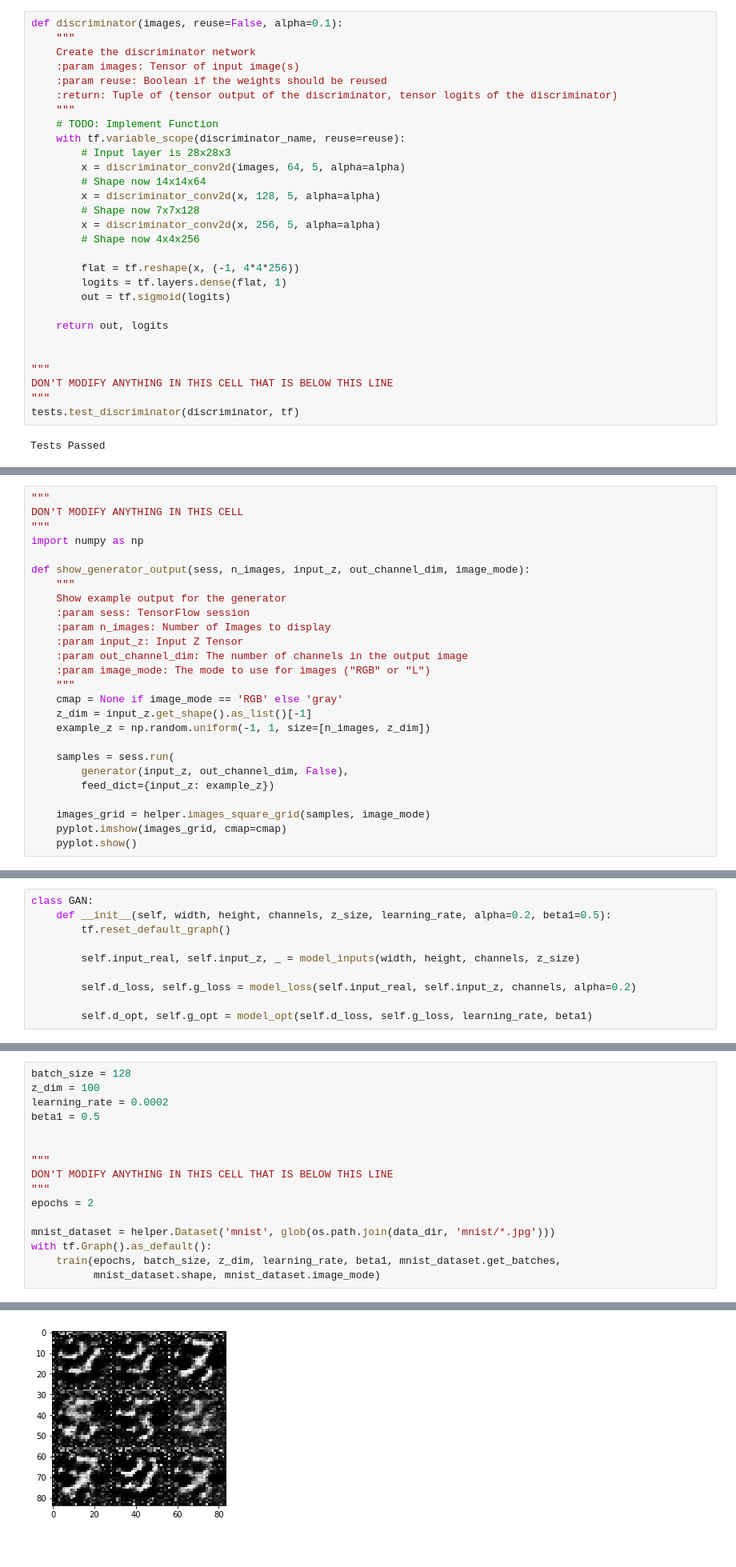
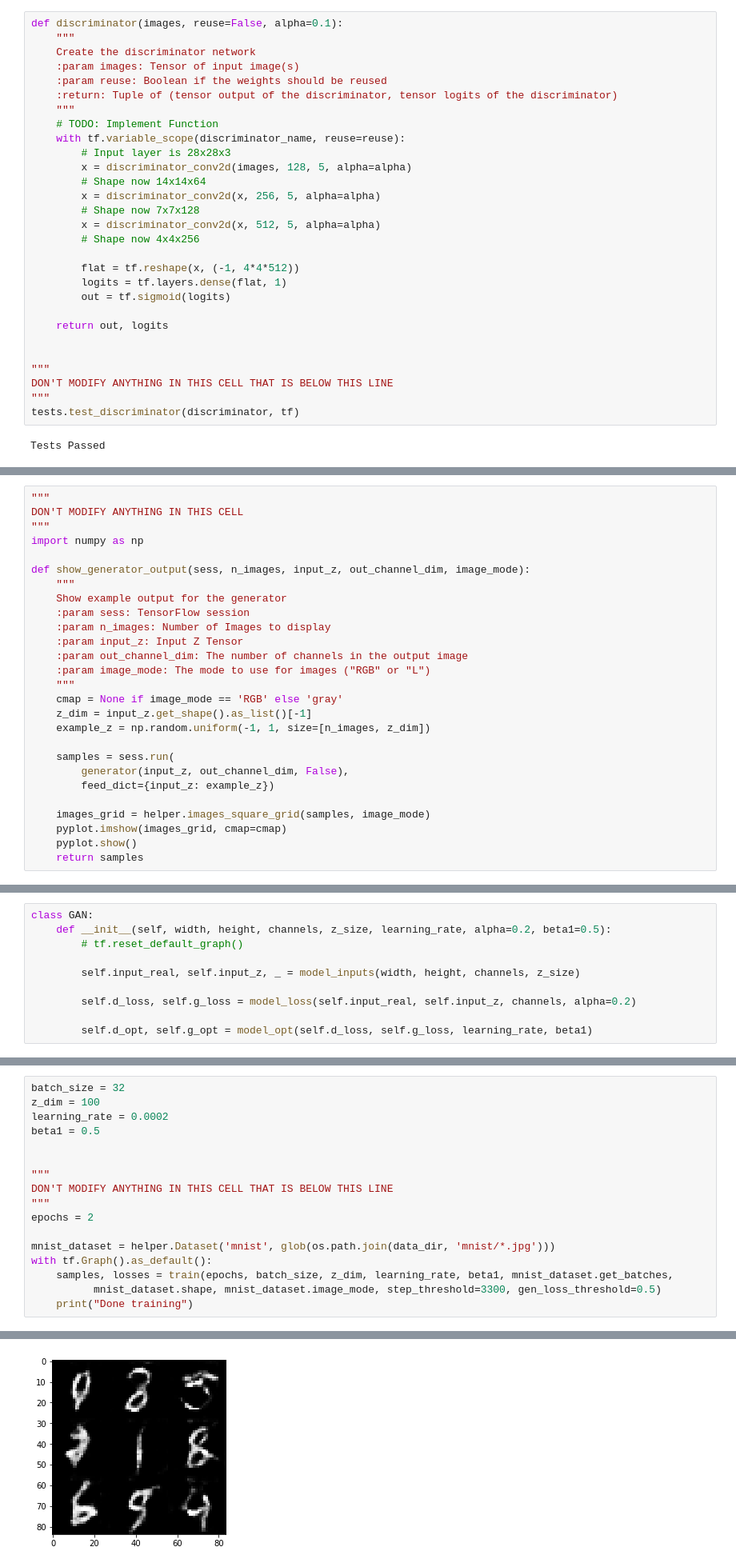
Before and after one commit to qpham01/udacity, a Jupyter notebook: dlfnd/deep-learning-local/face_generation/dlnd_face_generation.ipynb, the cells around one changed output, grey strips where cells are left out. Shown at 80% size. Drawn from its saved outputs; the diff is of its cells as text.

```diff
--- a/dlfnd/deep-learning-local/face_generation/dlnd_face_generation.ipynb
+++ b/dlfnd/deep-learning-local/face_generation/dlnd_face_generation.ipynb
@@ -169,14 +174,14 @@ def discriminator(images, reuse=False, alpha=0.1):
     # TODO: Implement Function
     with tf.variable_scope(discriminator_name, reuse=reuse):
         # Input layer is 28x28x3
-        x = discriminator_conv2d(images, 64, 5, alpha=alpha)
+        x = discriminator_conv2d(images, 128, 5, alpha=alpha)
         # Shape now 14x14x64
-        x = discriminator_conv2d(x, 128, 5, alpha=alpha)
+        x = discriminator_conv2d(x, 256, 5, alpha=alpha)
         # Shape now 7x7x128
-        x = discriminator_conv2d(x, 256, 5, alpha=alpha)
+        x = discriminator_conv2d(x, 512, 5, alpha=alpha)
         # Shape now 4x4x256
 
-        flat = tf.reshape(x, (-1, 4*4*256))
+        flat = tf.reshape(x, (-1, 4*4*512))
         logits = tf.layers.dense(flat, 1)
         out = tf.sigmoid(logits)
 
@@ -328,6 +333,7 @@ def show_generator_output(sess, n_images, input_z, out_channel_dim, image_mode):
     images_grid = helper.images_square_grid(samples, image_mode)
     pyplot.imshow(images_grid, cmap=cmap)
     pyplot.show()
+    return samples
 # %% [markdown]
 ### Train
 Implement `train` to build and train the GANs.  Use the following functions you implemented:
@@ -339,7 +345,7 @@ Use the `show_generator_output` to show `generator` output while you train. Runn
 # %%
 class GAN:
     def __init__(self, width, height, channels, z_size, learning_rate, alpha=0.2, beta1=0.5):
-        tf.reset_default_graph()
+        # tf.reset_default_graph()
 
         self.input_real, self.input_z, _ = model_inputs(width, height, channels, z_size)
 
@@ -411,7 +451,7 @@ def train(epoch_count, batch_size, z_dim, learning_rate, beta1, get_batches, dat
 ### MNIST
 Test your GANs architecture on MNIST.  After 2 epochs, the GANs should be able to generate images that look like handwritten digits.  Make sure the loss of the generator is lower than the loss of the discriminator or close to 0.
 # %%
-batch_size = 128
+batch_size = 32
 z_dim = 100
 learning_rate = 0.0002
 beta1 = 0.5
@@ -424,6 +464,7 @@ epochs = 2
 
 mnist_dataset = helper.Dataset('mnist', glob(os.path.join(data_dir, 'mnist/*.jpg')))
 with tf.Graph().as_default():
-    train(epochs, batch_size, z_dim, learning_rate, beta1, mnist_dataset.get_batches,
-          mnist_dataset.shape, mnist_dataset.image_mode)
+    samples, losses = train(epochs, batch_size, z_dim, learning_rate, beta1, mnist_dataset.get_batches,
+          mnist_dataset.shape, mnist_dataset.image_mode, step_threshold=3300, gen_loss_threshold=0.5)
+    print("Done training")
 # %% [output]
@@ -484 +500 @@ Epoch 2/2... Discriminator Loss: 0.0691... Generator Loss: 3.3098
-[figure, old version]
+[figure, new version]
```
Also changed, not shown: parts of 8 cells of this notebook, 1 other file.
